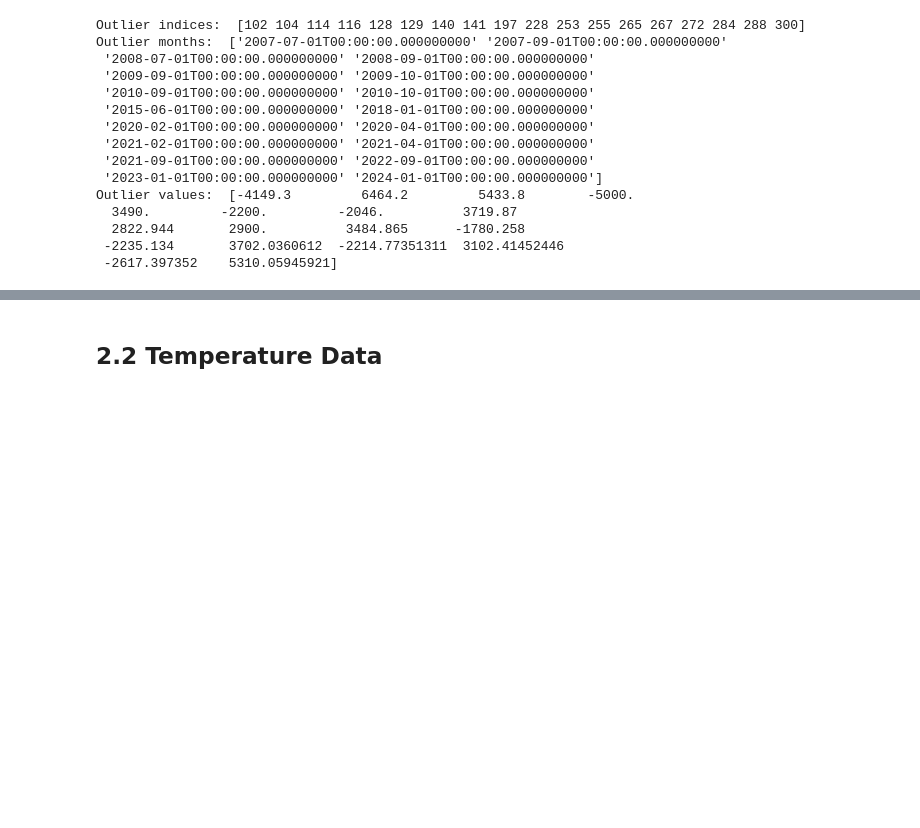
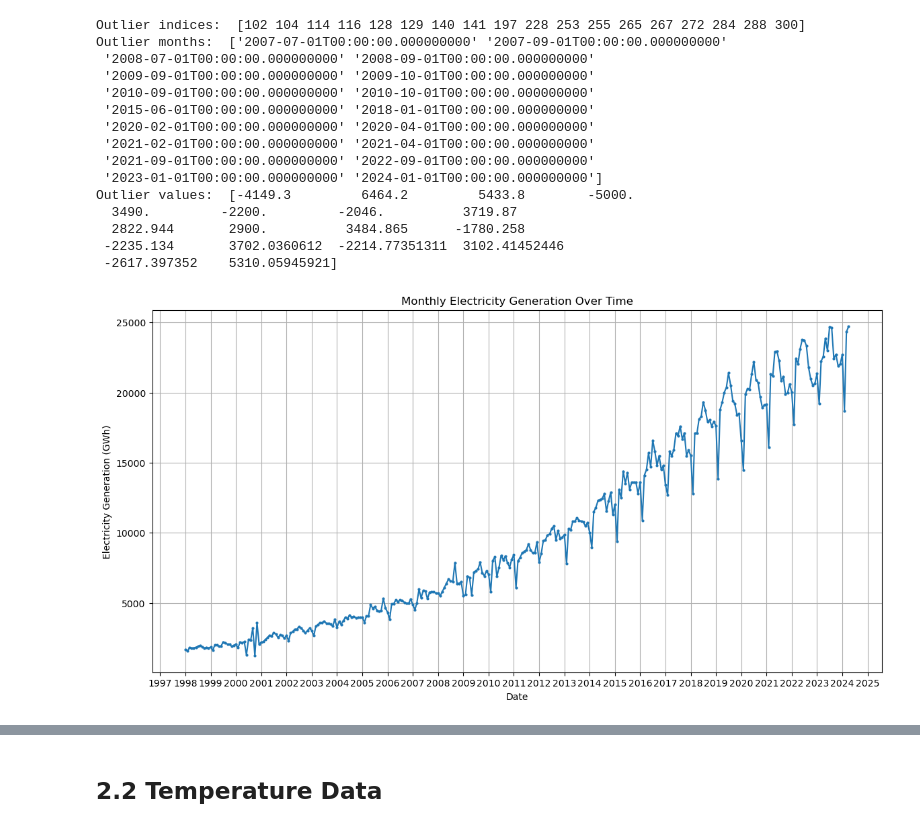
Before and after one commit to phatdtvdvt/Electricity-generation-predictor, a Jupyter notebook: [Part 2] Feature_Engineering_Tuan.ipynb, the cells around one changed output, grey strips where cells are left out. Saved outputs shown, nothing was run; the diff lists cells and outputs as text; code cells hidden in the pictures; blank space fills up the shorter version.

Commit message:
Processing Outlier

```diff
--- a/[Part 2] Feature_Engineering_Tuan.ipynb
+++ b/[Part 2] Feature_Engineering_Tuan.ipynb
@@ -38,6 +45,17 @@ paths = [
 YEARS = [year for year in range(2002, 2023)]
 # %%
 MONTHS = [month for month in range(1, 13)]
+# %%
+def interpolation_outliers(serie, outlier_idxs):
+    """
+    Interpolate the outliers in the dataframe
+    """
+    for outlier_idx in outlier_idxs:
+        if serie.index[outlier_idx].year < 2024:
+            serie.iloc[outlier_idx] = serie.iloc[outlier_idx - 12] + (
+                serie.iloc[outlier_idx + 12] - serie.iloc[outlier_idx - 12]
+            ) / 2
+    return serie
 # %% [markdown]
 # 2. Visualizing Single Variable
 # %% [markdown]
@@ -45,10 +84,10 @@ MONTHS = [month for month in range(1, 13)]
+# %%
+# Tạo cột Date từ Year và Month
+electricity_df['Date'] = pd.to_datetime(electricity_df['Date'])
+
+# Đặt cột Date làm chỉ mục
+electricity_df.set_index('Date', inplace=True)
 # %%
-# Tạo cột Date từ Year và Month
-electricity_df['Date'] = pd.to_datetime(electricity_df[['Year', 'Month']].assign(Day=1))
-
-# Đặt cột Date làm chỉ mục
-electricity_df.set_index('Date', inplace=True)
-
 # Vẽ đồ thị
 plt.figure(figsize=(14, 7))
 plt.plot(electricity_df.index, electricity_df['Generation'], marker='o', markersize=2)
@@ -139,3 +166,25 @@ Outlier values:  [-4149.3         6464.2         5433.8        -5000.
   2822.944       2900.          3484.865      -1780.258
  -2235.134       3702.0360612  -2214.77351311  3102.41452446
  -2617.397352    5310.05945921]
+# %%
+electricity_df['Generation'] = interpolation_outliers(electricity_df['Generation'], electricity_outlier_idxs+12)
+# %%
+# Vẽ đồ thị
+plt.figure(figsize=(14, 7))
+plt.plot(electricity_df.index, electricity_df['Generation'], marker='o', markersize=2)
+
+# Thiết lập nhãn cho trục x và trục y
+plt.xlabel('Date')
+plt.ylabel('Electricity Generation (GWh)')
+plt.title('Monthly Electricity Generation Over Time')
+
+# Định dạng nhãn trục x để hiển thị mỗi năm một lần
+ax = plt.gca()
+ax.xaxis.set_major_locator(mdates.YearLocator())
+ax.xaxis.set_major_formatter(mdates.DateFormatter('%Y'))
+
+# Hiển thị đồ thị
+plt.grid(True)
+plt.show()
+# %% [output]
+[figure, added]
```
Also changed, not shown: parts of 37 cells of this notebook, 13 other files.
